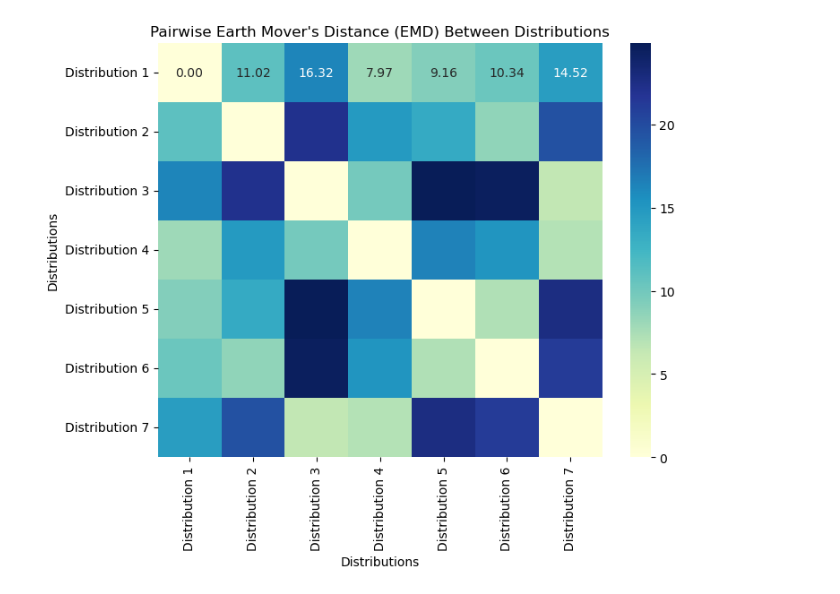
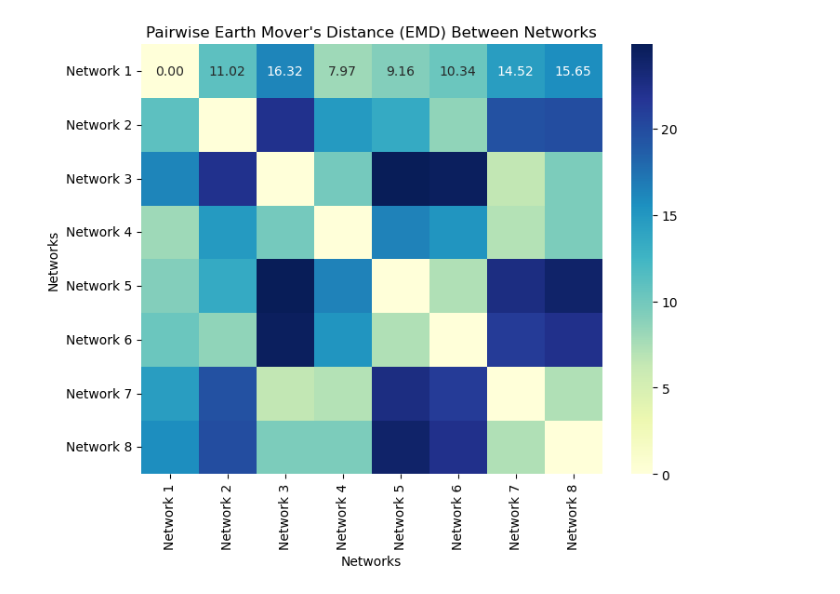
Before and after one commit to gianmarcoferrara/ComplexNetworksProject, a Jupyter notebook: EMD_Matrix.ipynb, the cells around one changed output. Cells and saved outputs as stored; diff of their text form; code cells hidden in the pictures.

```diff
--- a/EMD_Matrix.ipynb
+++ b/EMD_Matrix.ipynb
@@ -5,37 +5,38 @@ import seaborn as sns
 import matplotlib.pyplot as plt
 from scipy.stats import wasserstein_distance
 
 # File paths for your five distributions
 file_paths = [
     '/Users/gianmarcoferrara/ComplexNetworksProject/degree_differences_1.csv',
     '/Users/gianmarcoferrara/ComplexNetworksProject/degree_differences_2.csv',
     '/Users/gianmarcoferrara/ComplexNetworksProject/degree_differences_3.csv',
     '/Users/gianmarcoferrara/ComplexNetworksProject/degree_differences_4.csv',
     '/Users/gianmarcoferrara/ComplexNetworksProject/degree_differences_5.csv',
     '/Users/gianmarcoferrara/ComplexNetworksProject/degree_differences_6.csv',
-    '/Users/gianmarcoferrara/ComplexNetworksProject/degree_differences_7.csv'
+    '/Users/gianmarcoferrara/ComplexNetworksProject/degree_differences_7.csv',
+    '/Users/gianmarcoferrara/ComplexNetworksProject/degree_differences_8.csv'
 ]
 
 # Load each distribution into a list
 distributions = [pd.read_csv(file_path)['Degree_Difference'] for file_path in file_paths]
 
 # Initialize an empty matrix to store EMD values
 num_distributions = len(distributions)
 emd_matrix = np.zeros((num_distributions, num_distributions))
 
 # Compute pairwise EMD
 for i in range(num_distributions):
     for j in range(num_distributions):
         emd_matrix[i, j] = wasserstein_distance(distributions[i], distributions[j])
 
 # Create a heatmap
 plt.figure(figsize=(8, 6))
 sns.heatmap(emd_matrix, annot=True, fmt=".2f", cmap="YlGnBu",
-            xticklabels=[f'Distribution {i+1}' for i in range(num_distributions)],
-            yticklabels=[f'Distribution {i+1}' for i in range(num_distributions)])
-plt.title("Pairwise Earth Mover's Distance (EMD) Between Distributions")
-plt.xlabel("Distributions")
-plt.ylabel("Distributions")
+            xticklabels=[f'Network {i+1}' for i in range(num_distributions)],
+            yticklabels=[f'Network {i+1}' for i in range(num_distributions)])
+plt.title("Pairwise Earth Mover's Distance (EMD) Between Networks")
+plt.xlabel("Networks")
+plt.ylabel("Networks")
 plt.show()
 # %% [output]
-[figure, old version]
+[figure, new version]
```
Also changed, not shown: 12 other files.
